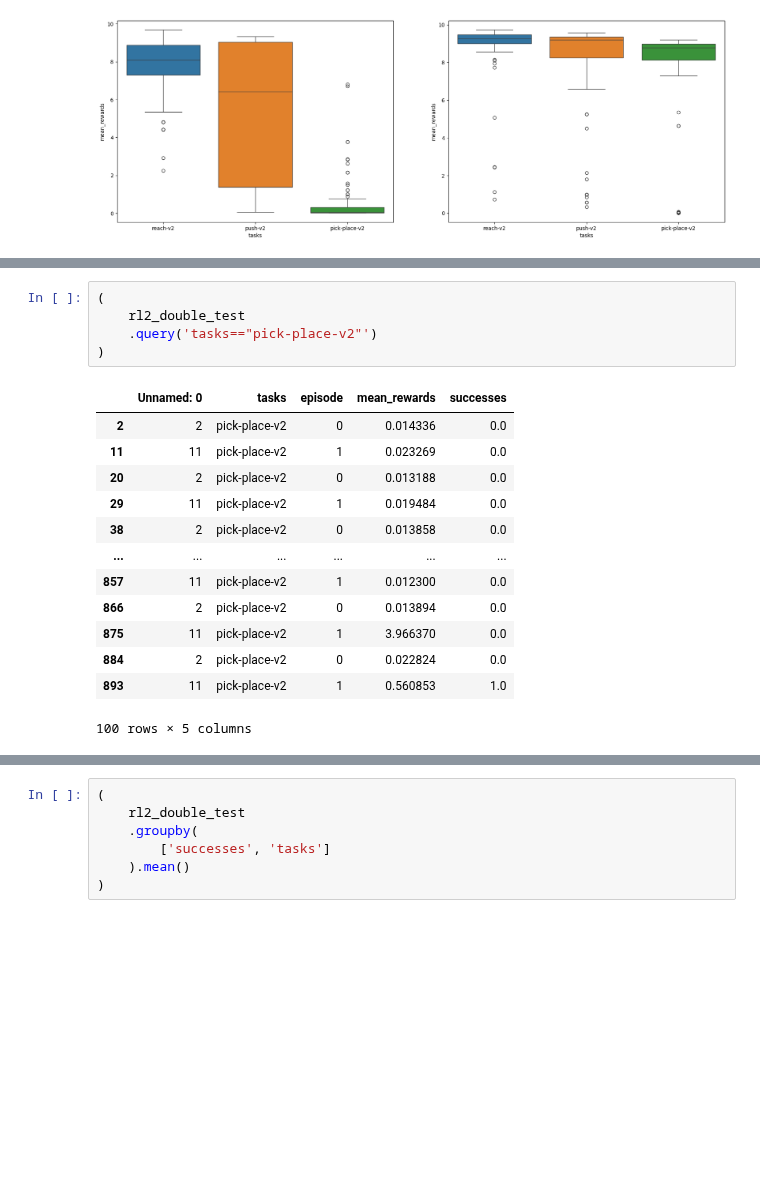
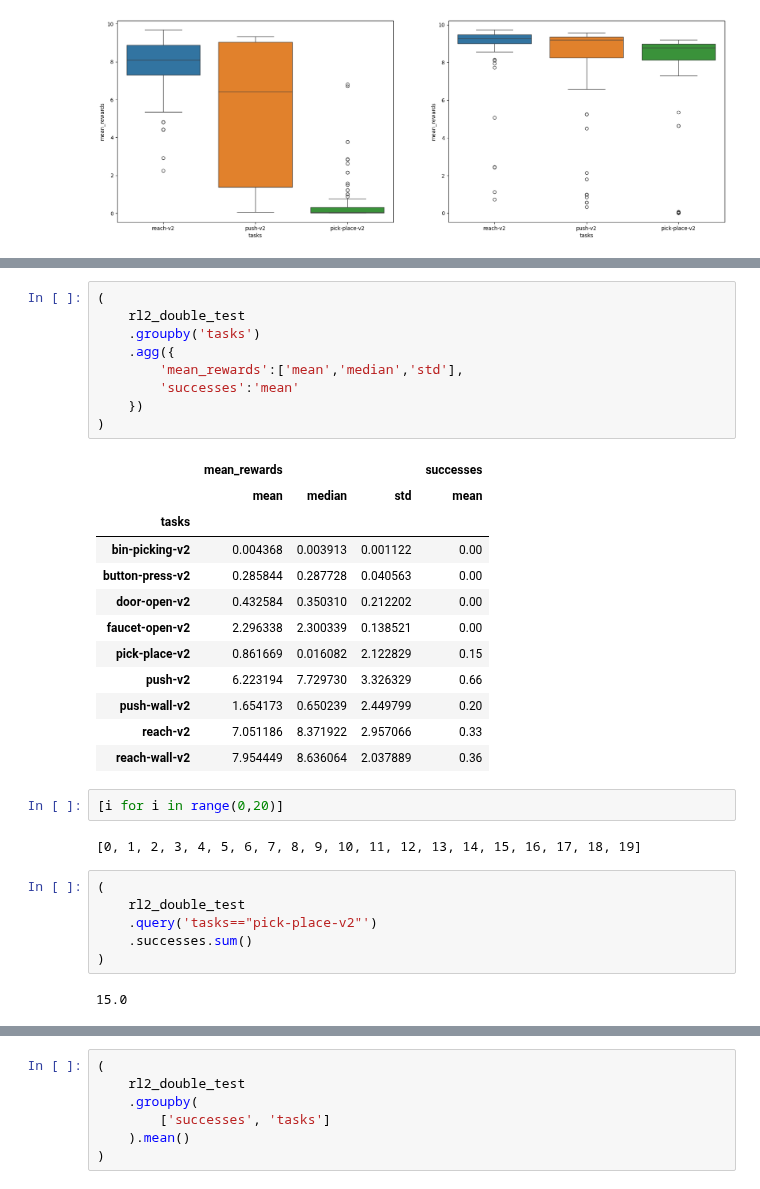
Before and after one commit to gdubbs100/right_left_brain_rl, a Jupyter notebook: analysis/rl2_analysis.ipynb, the cells around one changed output, grey strips where cells are left out. Drawn from its saved outputs; the diff is of its cells as text; blank space fills up the shorter version.

```diff
--- a/analysis/rl2_analysis.ipynb
+++ b/analysis/rl2_analysis.ipynb
@@ -33,19 +73,34 @@ sns.boxplot(
+# %%
+(
+    rl2_double_test
+    .groupby('tasks')
+    .agg({
+        'mean_rewards':['mean','median','std'],
+        'successes':'mean'
+    })
+)
+# %% [output]
+|  | mean_rewards |  |  | successes |
+|  | mean | median | std | mean |
+| tasks |  |  |  |  |
+| bin-picking-v2 | 0.004368 | 0.003913 | 0.001122 | 0.00 |
+| button-press-v2 | 0.285844 | 0.287728 | 0.040563 | 0.00 |
+| door-open-v2 | 0.432584 | 0.350310 | 0.212202 | 0.00 |
+| faucet-open-v2 | 2.296338 | 2.300339 | 0.138521 | 0.00 |
+| pick-place-v2 | 0.861669 | 0.016082 | 2.122829 | 0.15 |
+| push-v2 | 6.223194 | 7.729730 | 3.326329 | 0.66 |
+| push-wall-v2 | 1.654173 | 0.650239 | 2.449799 | 0.20 |
+| reach-v2 | 7.051186 | 8.371922 | 2.957066 | 0.33 |
+| reach-wall-v2 | 7.954449 | 8.636064 | 2.037889 | 0.36 |
+# %%
+[i for i in range(0,20)]
+# %% [output]
+[0, 1, 2, 3, 4, 5, 6, 7, 8, 9, 10, 11, 12, 13, 14, 15, 16, 17, 18, 19]
 # %%
 (
     rl2_double_test
     .query('tasks=="pick-place-v2"')
+    .successes.sum()
 )
 # %% [output]
-|  | Unnamed: 0 | tasks | episode | mean_rewards | successes |
-| 2 | 2 | pick-place-v2 | 0 | 0.014336 | 0.0 |
-| 11 | 11 | pick-place-v2 | 1 | 0.023269 | 0.0 |
-| 20 | 2 | pick-place-v2 | 0 | 0.013188 | 0.0 |
-| 29 | 11 | pick-place-v2 | 1 | 0.019484 | 0.0 |
-| 38 | 2 | pick-place-v2 | 0 | 0.013858 | 0.0 |
-| ... | ... | ... | ... | ... | ... |
-| 857 | 11 | pick-place-v2 | 1 | 0.012300 | 0.0 |
-| 866 | 2 | pick-place-v2 | 0 | 0.013894 | 0.0 |
-| 875 | 11 | pick-place-v2 | 1 | 3.966370 | 0.0 |
-| 884 | 2 | pick-place-v2 | 0 | 0.022824 | 0.0 |
-| 893 | 11 | pick-place-v2 | 1 | 0.560853 | 1.0 |
-100 rows × 5 columns
+15.0
```
Also changed, not shown: parts of 6 cells of this notebook, 1 other file.
